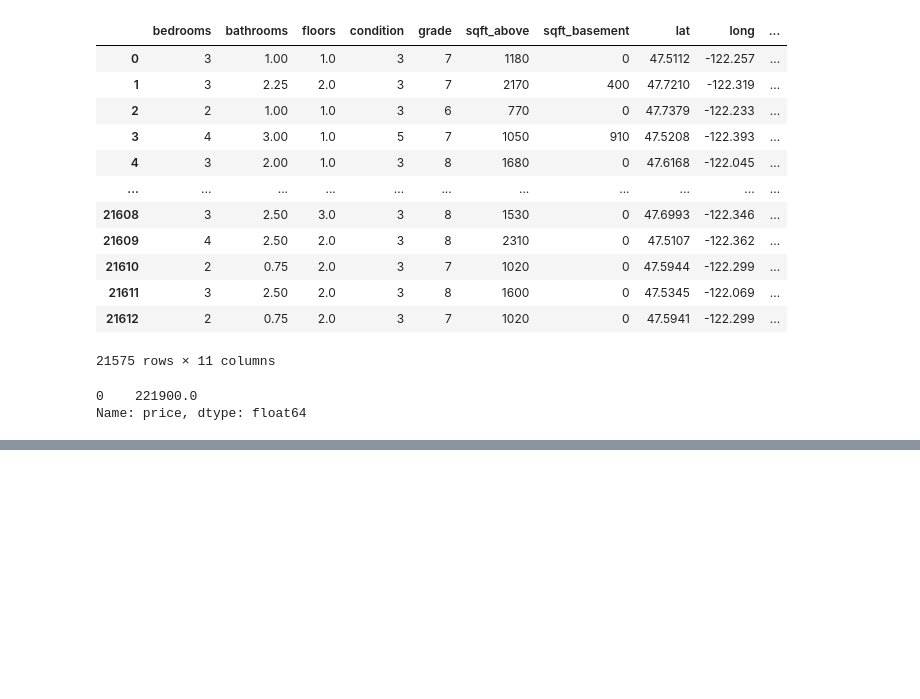
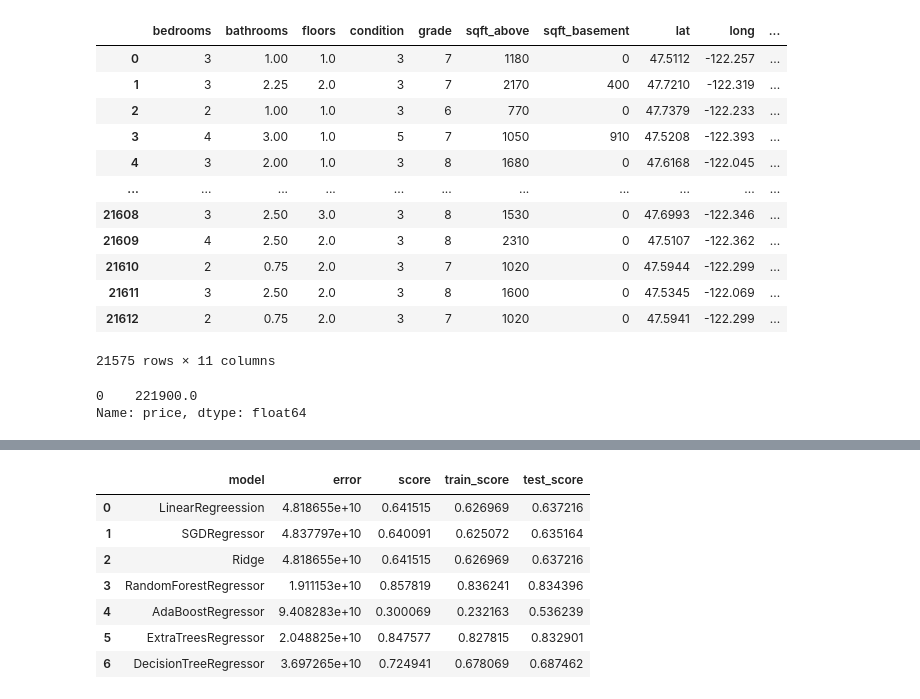
Before and after one commit to Sami606713/Intern, a Jupyter notebook: House_Price_Prediction/Notebook/HousePricePrediction.ipynb, the cells around one changed output, grey strips where cells are left out. Drawn from its saved outputs; the diff is of its cells as text; code cells hidden in the pictures; blank space fills up the shorter version.

```diff
--- a/House_Price_Prediction/Notebook/HousePricePrediction.ipynb
+++ b/House_Price_Prediction/Notebook/HousePricePrediction.ipynb
@@ -1167,0 +1164,12 @@ pd.DataFrame(result)
+# %%
+df=pd.DataFrame(result)
+df
+# %% [output]
+|  | model | error | score | train_score | test_score |
+| 0 | LinearRegreession | 4.818655e+10 | 0.641515 | 0.626969 | 0.637216 |
+| 1 | SGDRegressor | 4.837797e+10 | 0.640091 | 0.625072 | 0.635164 |
+| 2 | Ridge | 4.818655e+10 | 0.641515 | 0.626969 | 0.637216 |
+| 3 | RandomForestRegressor | 1.911153e+10 | 0.857819 | 0.836241 | 0.834396 |
+| 4 | AdaBoostRegressor | 9.408283e+10 | 0.300069 | 0.232163 | 0.536239 |
+| 5 | ExtraTreesRegressor | 2.048825e+10 | 0.847577 | 0.827815 | 0.832901 |
+| 6 | DecisionTreeRegressor | 3.697265e+10 | 0.724941 | 0.678069 | 0.687462 |
```
Also changed, not shown: parts of 112 cells of this notebook, 4 other files.
